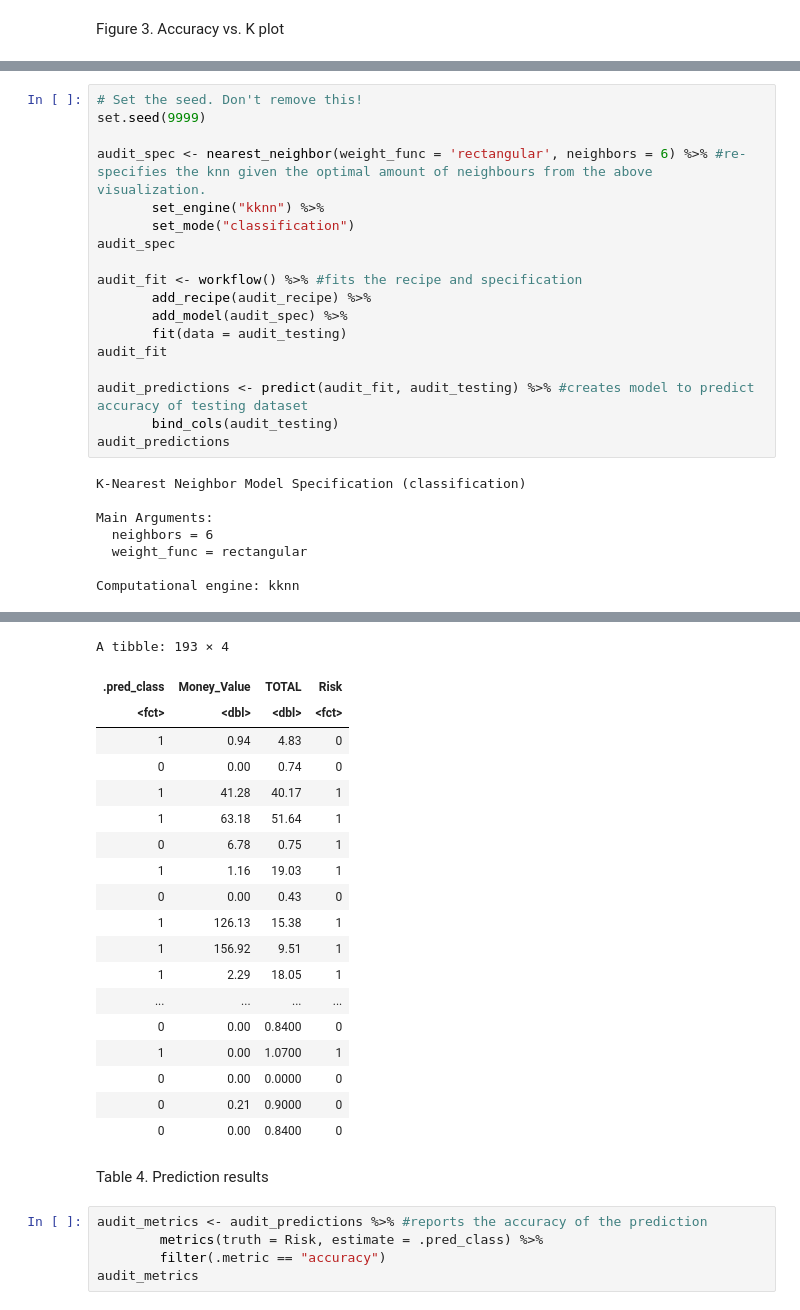
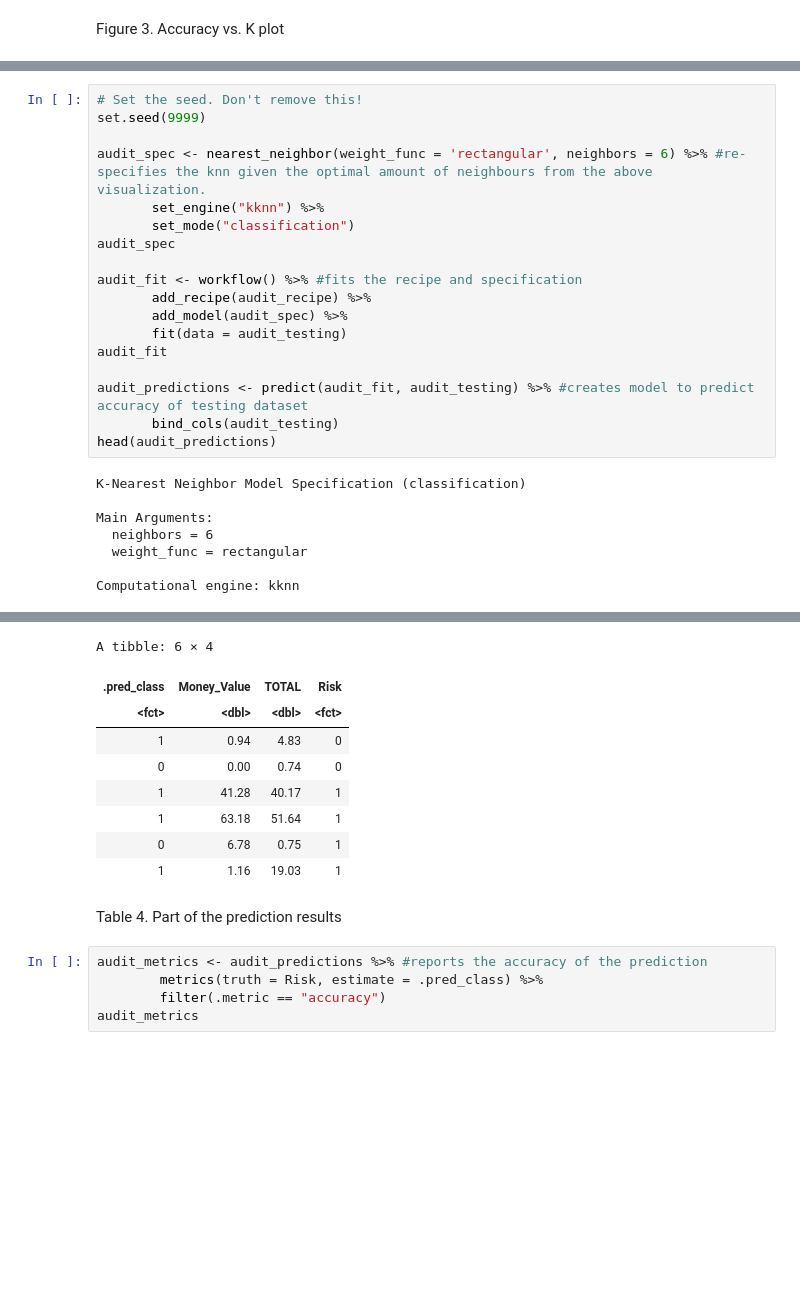
Before and after one commit to ehusken/dsci100-project, a Jupyter notebook: Final Report.ipynb, the cells around one changed output, grey strips where cells are left out. Saved outputs shown, nothing was run; the diff lists cells and outputs as text; blank space fills up the shorter version.

Commit message:
image link and head() added
image link and head() added

```diff
--- a/Final Report.ipynb
+++ b/Final Report.ipynb
@@ -229,7 +223,7 @@ audit_fit
 
 audit_predictions <- predict(audit_fit, audit_testing) %>% #creates model to predict accuracy of testing dataset
        bind_cols(audit_testing)
-audit_predictions
+head(audit_predictions)
 # %% [output]
 K-Nearest Neighbor Model Specification (classification)
 
@@ -238,46 +232,36 @@ Main Arguments:
   weight_func = rectangular
 
 Computational engine: kknn
 ══ Workflow [trained] ══════════════════════════════════════════════════════════
 Preprocessor: Recipe
 Model: nearest_neighbor()
 
 ── Preprocessor ────────────────────────────────────────────────────────────────
 2 Recipe Steps
 
 ● step_scale()
 ● step_center()
 
 ── Model ───────────────────────────────────────────────────────────────────────
 
 Call:
 kknn::train.kknn(formula = ..y ~ ., data = data, ks = ~6, kernel = ~"rectangular")
 
 Type of response variable: nominal
 Minimal misclassification: 0.1295337
 Best kernel: rectangular
 Best k: 6
-A tibble: 193 × 4
+A tibble: 6 × 4
 | .pred_class | Money_Value | TOTAL | Risk |
 | <fct> | <dbl> | <dbl> | <fct> |
 | 1 | 0.94 | 4.83 | 0 |
 | 0 | 0.00 | 0.74 | 0 |
 | 1 | 41.28 | 40.17 | 1 |
 | 1 | 63.18 | 51.64 | 1 |
 | 0 | 6.78 | 0.75 | 1 |
 | 1 | 1.16 | 19.03 | 1 |
-| 0 | 0.00 | 0.43 | 0 |
-| 1 | 126.13 | 15.38 | 1 |
-| 1 | 156.92 | 9.51 | 1 |
-| 1 | 2.29 | 18.05 | 1 |
-| ... | ... | ... | ... |
-| 0 | 0.00 | 0.8400 | 0 |
-| 1 | 0.00 | 1.0700 | 1 |
-| 0 | 0.00 | 0.0000 | 0 |
-| 0 | 0.21 | 0.9000 | 0 |
-| 0 | 0.00 | 0.8400 | 0 |
 # %% [markdown]
-Table 4. Prediction results
+Table 4. Part of the prediction results
 # %%
 audit_metrics <- audit_predictions %>% #reports the accuracy of the prediction
         metrics(truth = Risk, estimate = .pred_class) %>%
```
Also changed, not shown: parts of 6 cells of this notebook.
